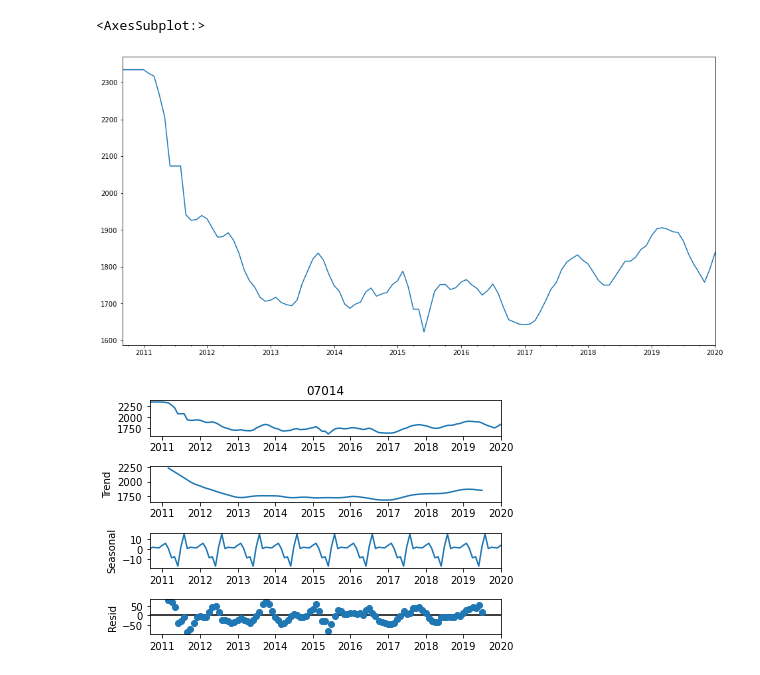
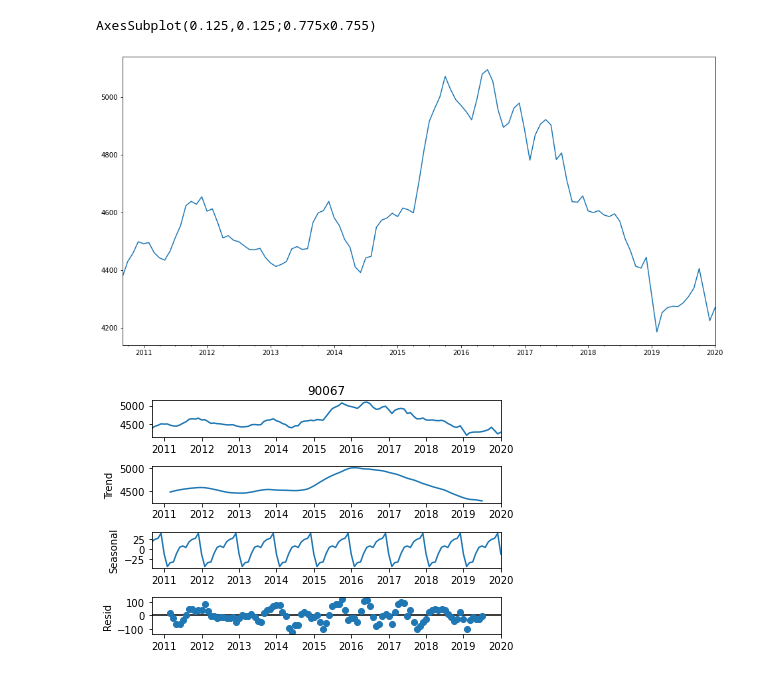
Before and after one commit to Skipp-py/NYCDSA_Capstone, a Jupyter notebook: David/1_Modeling_SARIMA.ipynb, the cells around one changed output. Drawn from its saved outputs; the diff is of its cells as text; code cells hidden in the pictures.

```diff
--- a/David/1_Modeling_SARIMA.ipynb
+++ b/David/1_Modeling_SARIMA.ipynb
@@ -183,0 +62,3 @@ null_columns(NYNJ_cleaned)
+# %%
+cali_metros = all_zip[all_zip['State'] == 'CA']
+cali_metros['Metro'].value_counts()
@@ -183,0 +78,6 @@ null_columns(NYNJ_cleaned)
+# %%
+cali_top5 = ['Los Angeles-Long Beach-Anaheim', 'San Francisco-Oakland-Hayward','Riverside-San Bernardino-Ontario',\
+'Sacramento--Roseville--Arden-Arcade', 'San Diego-Carlsbad']
+# %%
+cali_top5_df = cali_metros[cali_metros['Metro'].isin(cali_top5)]
+cali_top5_df.shape
@@ -183,0 +86,3 @@ null_columns(NYNJ_cleaned)
+# %%
+cali_top5_cleaned = clean_df(cali_top5_df)
+cali_top5_cleaned
@@ -184,13 +103,13 @@ null_columns(NYNJ_cleaned)
 # %%
-NYNJ_cleaned['07014'].plot(figsize=(16,8))
+print(cali_top5_cleaned['90067'].plot(figsize=(16,8)))
 # %% [output]
-<AxesSubplot:>
+AxesSubplot(0.125,0.125;0.775x0.755)
-[figure, old version]
+[figure, new version]
 # %%
 from statsmodels.tsa.statespace.sarimax import SARIMAX
 from statsmodels.tsa.seasonal import seasonal_decompose
 
-res = seasonal_decompose(NYNJ_cleaned['07014'])
+res = seasonal_decompose(cali_top5_cleaned['90067'])
 res.plot();
 # %% [output]
-[figure, old version]
+[figure, new version]
```
Also changed, not shown: parts of 24 cells of this notebook.
